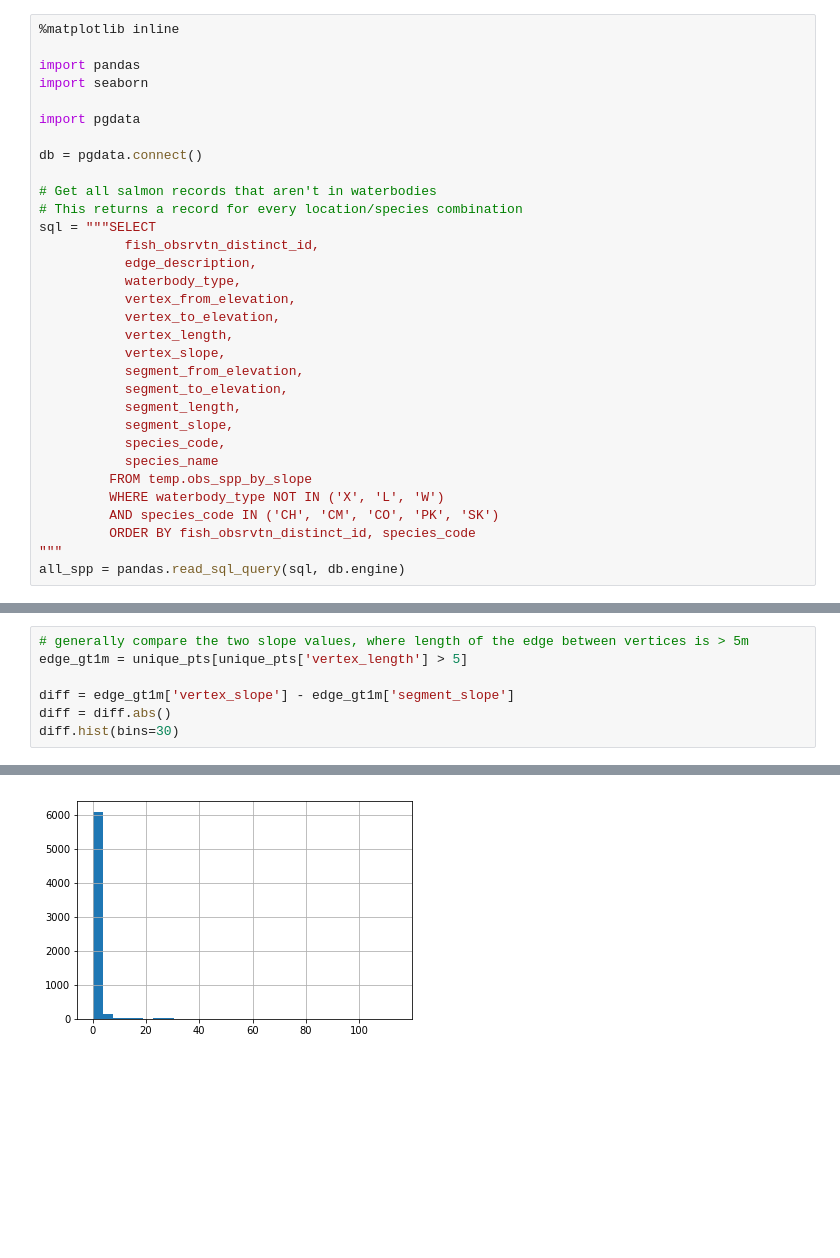
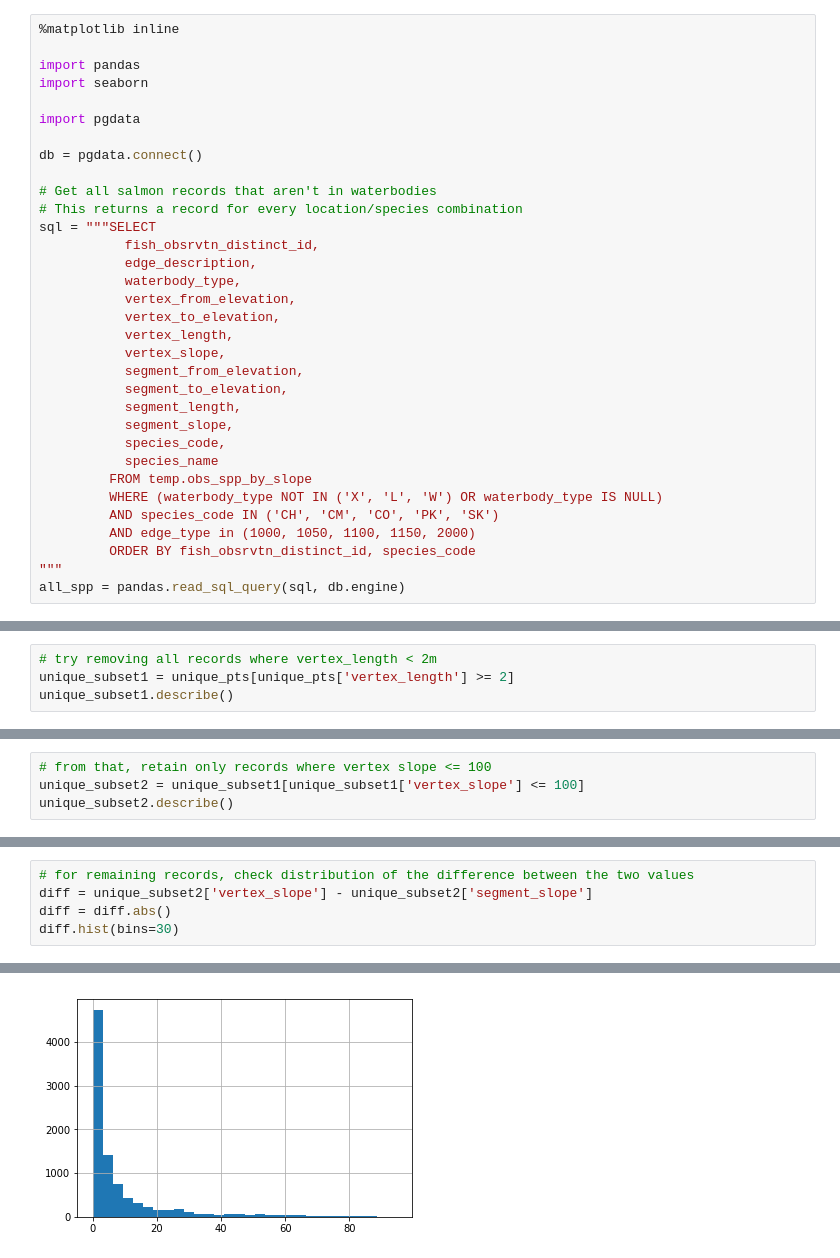
Before and after one commit to smnorris/bcfishobs_spp-by-slope, a Jupyter notebook: notebooks/Observations_species_slope.ipynb, the cells around one changed output, grey strips where cells are left out. Saved outputs shown, nothing was run; the diff lists cells and outputs as text; blank space fills up the shorter version.

```diff
--- a/notebooks/Observations_species_slope.ipynb
+++ b/notebooks/Observations_species_slope.ipynb
@@ -25,8 +25,9 @@ sql = """SELECT
            species_code,
            species_name
          FROM temp.obs_spp_by_slope
-         WHERE waterbody_type NOT IN ('X', 'L', 'W')
+         WHERE (waterbody_type NOT IN ('X', 'L', 'W') OR waterbody_type IS NULL)
          AND species_code IN ('CH', 'CM', 'CO', 'PK', 'SK')
+         AND edge_type in (1000, 1050, 1100, 1150, 2000)
          ORDER BY fish_obsrvtn_distinct_id, species_code
 """
 all_spp = pandas.read_sql_query(sql, db.engine)
@@ -73,0 +82,4 @@ pandas.value_counts(all_spp['species_code']).plot.bar()
+# %%
+# try removing all records where vertex_length < 2m
+unique_subset1 = unique_pts[unique_pts['vertex_length'] >= 2]
+unique_subset1.describe()
@@ -73,0 +96,4 @@ pandas.value_counts(all_spp['species_code']).plot.bar()
+# %%
+# from that, retain only records where vertex slope <= 100
+unique_subset2 = unique_subset1[unique_subset1['vertex_slope'] <= 100]
+unique_subset2.describe()
@@ -74,10 +110,8 @@ pandas.value_counts(all_spp['species_code']).plot.bar()
 # %%
-# generally compare the two slope values, where length of the edge between vertices is > 5m
-edge_gt1m = unique_pts[unique_pts['vertex_length'] > 5]
-
-diff = edge_gt1m['vertex_slope'] - edge_gt1m['segment_slope']
+# for remaining records, check distribution of the difference between the two values
+diff = unique_subset2['vertex_slope'] - unique_subset2['segment_slope']
 diff = diff.abs()
 diff.hist(bins=30)
 # %% [output]
 <matplotlib.axes._subplots.AxesSubplot at 0x...>
-[figure, old version]
+[figure, new version]
```
Also changed, not shown: parts of 16 cells of this notebook.
